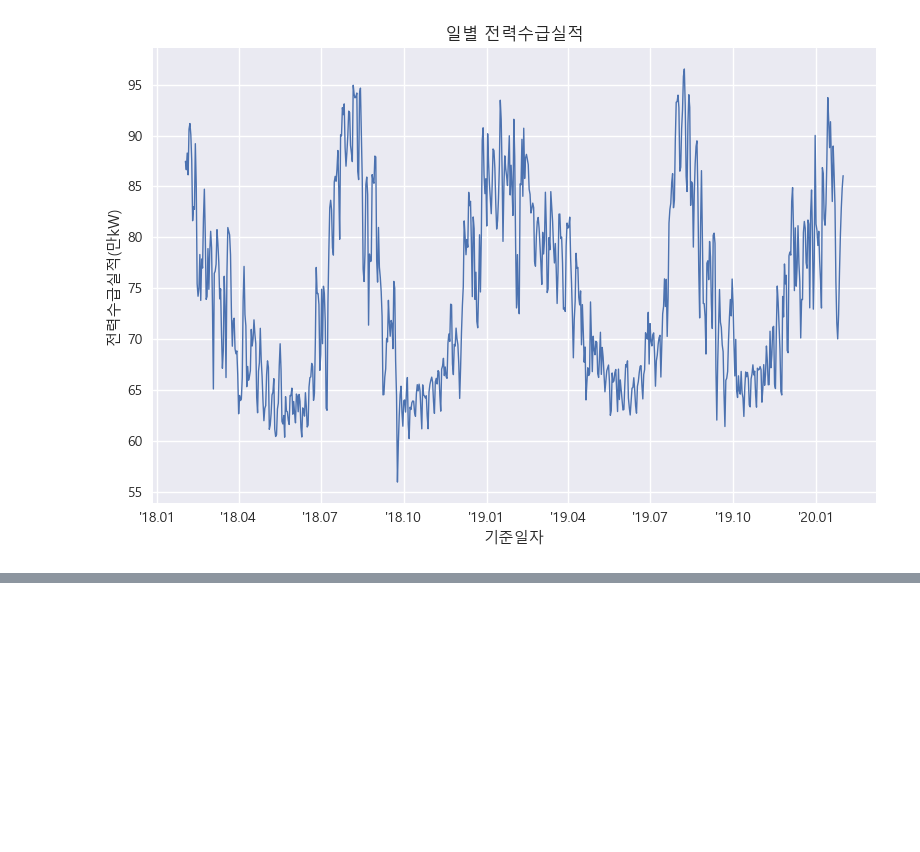
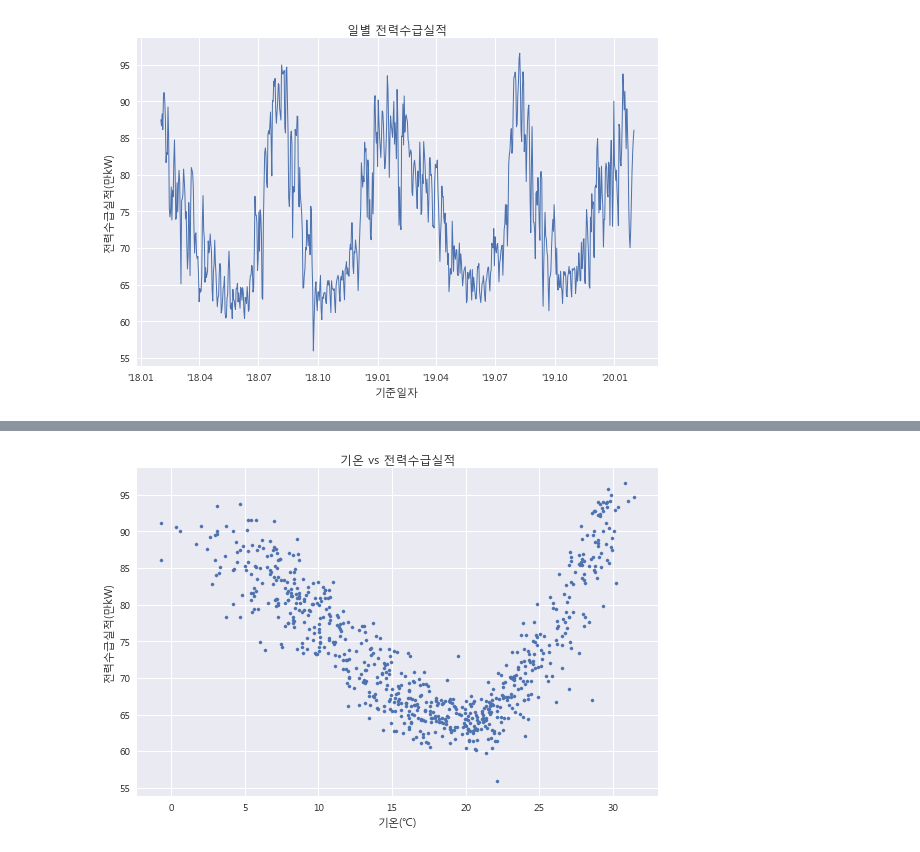
Before and after one commit to lee3jjang/hello-world, a Jupyter notebook: python/전력수요 및 SMP 예측 경진대회_20200501.ipynb, the cells around one changed output, grey strips where cells are left out. Saved outputs shown, nothing was run; the diff lists cells and outputs as text; code cells hidden in the pictures; blank space fills up the shorter version.

```diff
--- a/python/전력수요 및 SMP 예측 경진대회_20200501.ipynb
+++ b/python/전력수요 및 SMP 예측 경진대회_20200501.ipynb
@@ -28,6 +33,7 @@ weather = pd.read_csv('data/weather_v1.csv', low_memory=False, dtype={
 lookupTable_area = pd.read_csv('data/lookupTable_area.csv')
 hourly_smp = pd.read_csv('data/hourly_smp_v1.csv')
 target = pd.read_csv('data/target_v1.csv')
+target['date'] = pd.to_datetime(target['date'])
 # %%
 # SMP 일별 집계
 daily_smp = hourly_smp \
@@ -35,6 +41,7 @@ daily_smp = hourly_smp \
     >> group_by(X.date) \
     >> summarise(smp_mean=X.smp.mean(), smp_max=X.smp.max(), smp_min=X.smp.min())
 daily_smp['date'] = pd.to_datetime(daily_smp['date'])
+target = target >> rename(smp_wgt_mean = X.smp_mean)
 # %%
 # 일별 SMP 시각화
 fig, ax = plt.subplots(1,1)
@@ -152,17 +159,17 @@ plt.show()
 # %%
 # 일별 전력수급실적 시각화
 fig, ax = plt.subplots(1,1)
 
-ax.plot(pd.to_datetime(target['date']), target['supply'], lw=1)
+ax.plot(target['date'], target['supply'], lw=1)
 
 ax.set_xlabel('기준일자')
 ax.set_ylabel('전력수급실적(만kW)')
 ax.set_title('일별 전력수급실적')
 ax.xaxis.set_minor_locator(md.MonthLocator())
 ax.xaxis.set_major_formatter(md.DateFormatter('\'%y.%m'))
 
 plt.tight_layout()
 plt.show()
 # %% [output]
-[figure, old version]
+[figure, new version]
 # %%
@@ -177,3 +184,15 @@ plt.tight_layout()
 plt.show()
 # %% [output]
 [figure]
+# %%
+# 전력수급실적별 오차
+fig, ax = plt.subplots(1,1)
+
+ax.scatter(daily_temp_jeju['temp_mean'], target['supply'], s=10)
+ax.set_xlabel('기온(℃)')
+ax.set_ylabel('전력수급실적(만kW)')
+ax.set_title('기온 vs 전력수급실적')
+plt.tight_layout()
+plt.show()
+# %% [output]
+[figure, added]
```
Also changed, not shown: parts of 7 cells of this notebook.
